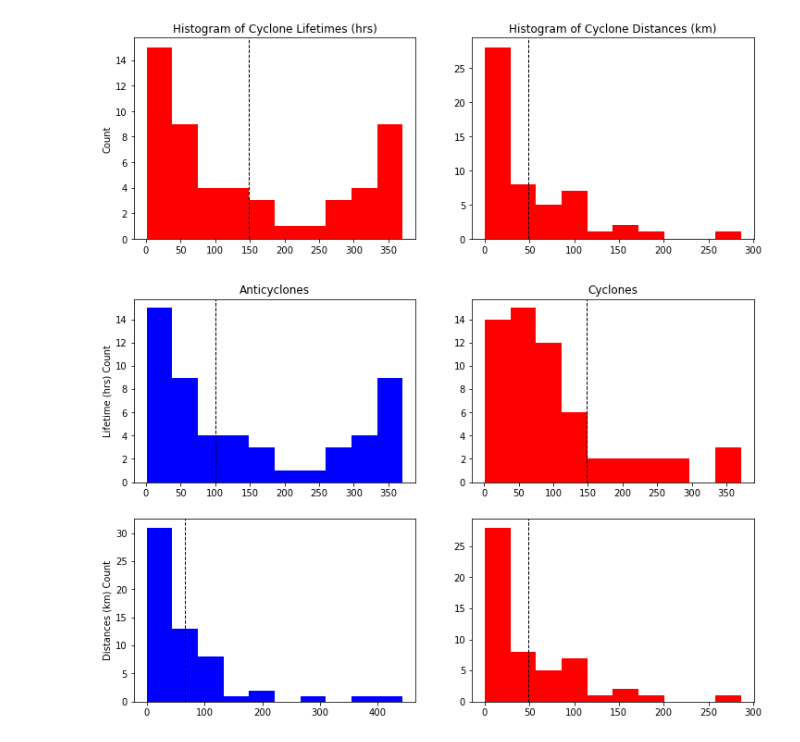
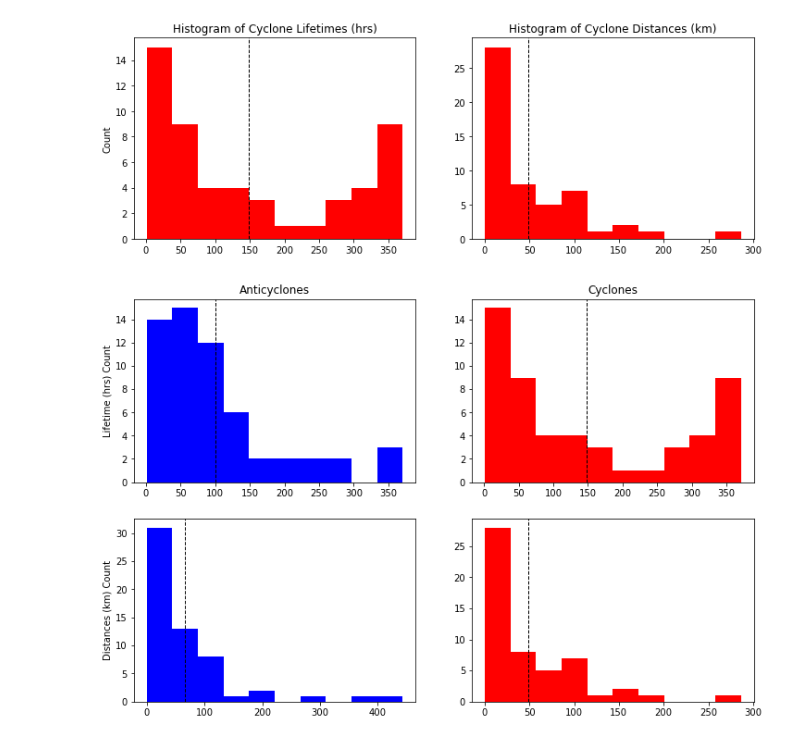
Before and after one commit to mclaret/JISAOinternship, a Jupyter notebook: notebooks/mark/eddy_statistics.ipynb, the cells around one changed output. Drawn from its saved outputs; the diff is of its cells as text; code cells hidden in the pictures.

```diff
--- a/notebooks/mark/eddy_statistics.ipynb
+++ b/notebooks/mark/eddy_statistics.ipynb
@@ -70,6 +71,22 @@ def haversine(lon1, lat1, lon2, lat2):
     a = np.sin(dlat / 2) ** 2 + np.cos(lat1) * np.cos(lat2) * np.sin(dlon / 2) ** 2
     c = 2 * np.arctan2(np.sqrt(a), np.sqrt(1 - a))
     return R*c
+
+def geodist(lons, lats):
+    """Calculates total distance travelled from lists of longitudes and latitudes"""
+    if len(lons) != len(lats):
+        raise ValueError('Coordinate lists must have the same length.')
+
+    dist = 0.
+    for i in range(len(lons)):
+        # sum distances
+        currLon = lons[i]
+        currLat = lats[i]
+        if i > 0:
+            dist += haversine(prevLon, prevLat, currLon, currLat)
+        prevLon = currLon
+        prevLat = currLat
+    return dist
 # %%
 lftmAnticyclones = []      # initialize list of lifetimes
 lftmMeanAnticyclones = 0   # variable to calculate mean lifetime
@@ -93,15 +110,7 @@ for i, track in enumerate(anticyclones):
         lftmLoAnticyclones = lftm
 
     # calculate distance
-    dist = 0.
-    for i in range(len(track['step'])):
-        # sum distances
-        currLon = track['x1'][i]
-        currLat = track['y1'][i]
-        if i > 0:
-            dist += haversine(prevLon, prevLat, currLon, currLat)
-        prevLon = currLon
-        prevLat = currLat
+    dist = geodist(track['x1'], track['y1'])
     distAnticyclones.append(dist)  # add to list for histo
     distMeanAnticyclones += dist   # add to sum for mean
 
@@ -169,15 +178,7 @@ for i, track in enumerate(cyclones):
         lftmLoCyclones = lftm
 
     # calculate distance
-    dist = 0.
-    for i in range(len(track['step'])):
-        # sum distances
-        currLon = track['x1'][i]
-        currLat = track['y1'][i]
-        if i > 0:
-            dist += haversine(prevLon, prevLat, currLon, currLat)
-        prevLon = currLon
-        prevLat = currLat
+    dist = geodist(track['x1'], track['y1'])
     distCyclones.append(dist)  # add to list for histo
     distMeanCyclones += dist   # add to sum for mean
 
@@ -225,24 +226,24 @@ furthest distance:   286.4 km
 # %%
 fig = plt.figure(figsize=(12,8))
 ax1 = fig.add_subplot(2,2,1)
-ax1.hist(lftmCyclones, bins=10, color='b')
+ax1.hist(lftmAnticyclones, bins=10, color='b')
 ax1.axvline(x = lftmMeanAnticyclones, color='k', linewidth=1, linestyle='dashed')
 ax1.set_title('Anticyclones')
 ax1.set_ylabel('Lifetime (hrs) Count')
 
 ax2 = fig.add_subplot(2,2,2)
-ax2.hist(lftmAnticyclones, bins=10, color='r')
+ax2.hist(lftmCyclones, bins=10, color='r')
 ax2.axvline(x = lftmMeanCyclones, color='k', linewidth=1, linestyle='dashed')
 ax2.set_title('Cyclones')
 
 ax3 = fig.add_subplot(2,2,3)
 ax3.hist(distAnticyclones, bins=10, color='b')
 ax3.axvline(x = distMeanAnticyclones, color='k', linewidth=1, linestyle='dashed')
 ax3.set_ylabel('Distances (km) Count')
 
 ax4 = fig.add_subplot(2,2,4)
 ax4.hist(distCyclones, bins=10, color='r')
 ax4.axvline(x = distMeanCyclones, color='k', linewidth=1, linestyle='dashed')
 plt.show()
 # %% [output]
-[figure, old version]
+[figure, new version]
```
Also changed, not shown: parts of 2 cells of this notebook, 1 other file.
